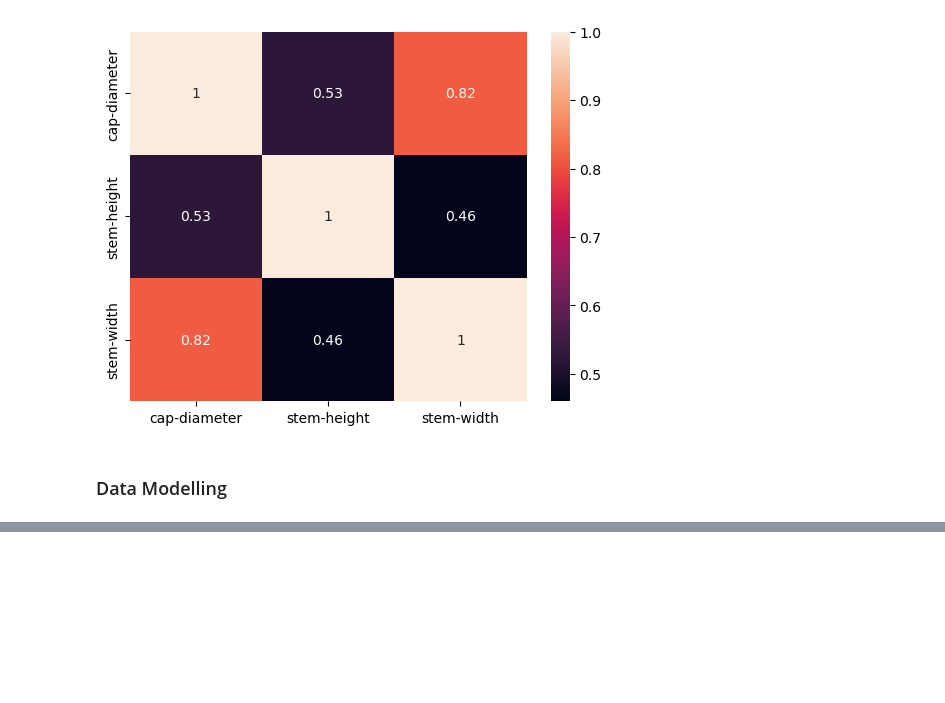
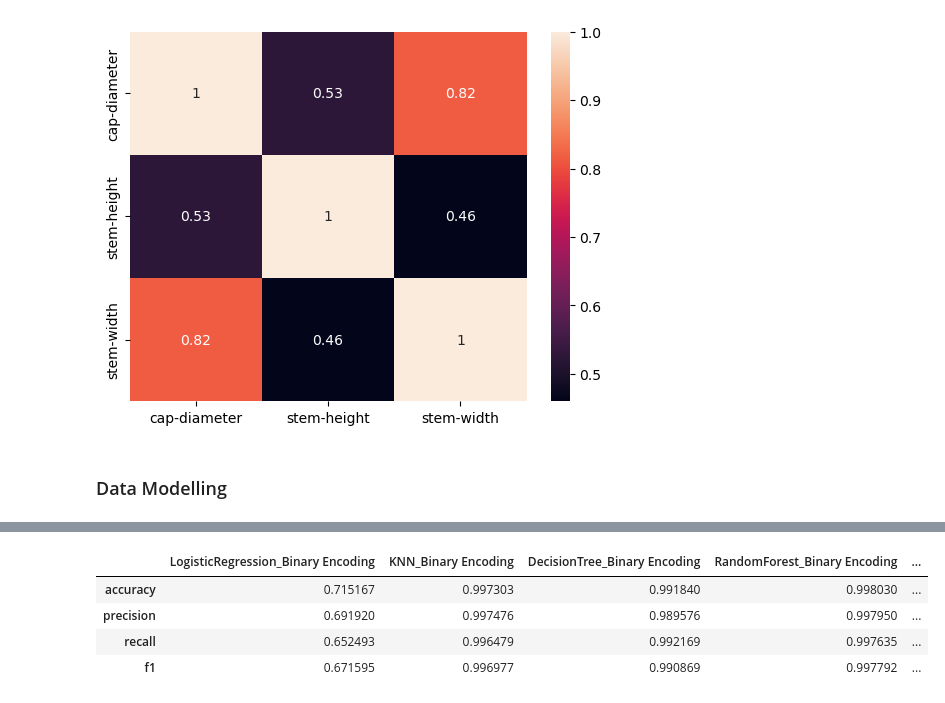
Before and after one commit to tejas-gkt/Mushroom-Classification---Edible-or-Poisonous, a Jupyter notebook: Tejas_EdiFungi.ipynb, the cells around one changed output, grey strips where cells are left out. Cells and saved outputs as stored; diff of their text form; code cells hidden in the pictures; blank space fills up the shorter version.

```diff
--- a/Tejas_EdiFungi.ipynb
+++ b/Tejas_EdiFungi.ipynb
@@ -551,0 +677,8 @@ testing_results
+# %%
+training_results
+# %% [output]
+|  | LogisticRegression_Binary Encoding | KNN_Binary Encoding | DecisionTree_Binary Encoding | RandomForest_Binary Encoding | ... |
+| accuracy | 0.715167 | 0.997303 | 0.991840 | 0.998030 | ... |
+| precision | 0.691920 | 0.997476 | 0.989576 | 0.997950 | ... |
+| recall | 0.652493 | 0.996479 | 0.992169 | 0.997635 | ... |
+| f1 | 0.671595 | 0.996977 | 0.990869 | 0.997792 | ... |
```
Also changed, not shown: parts of 13 cells of this notebook.
